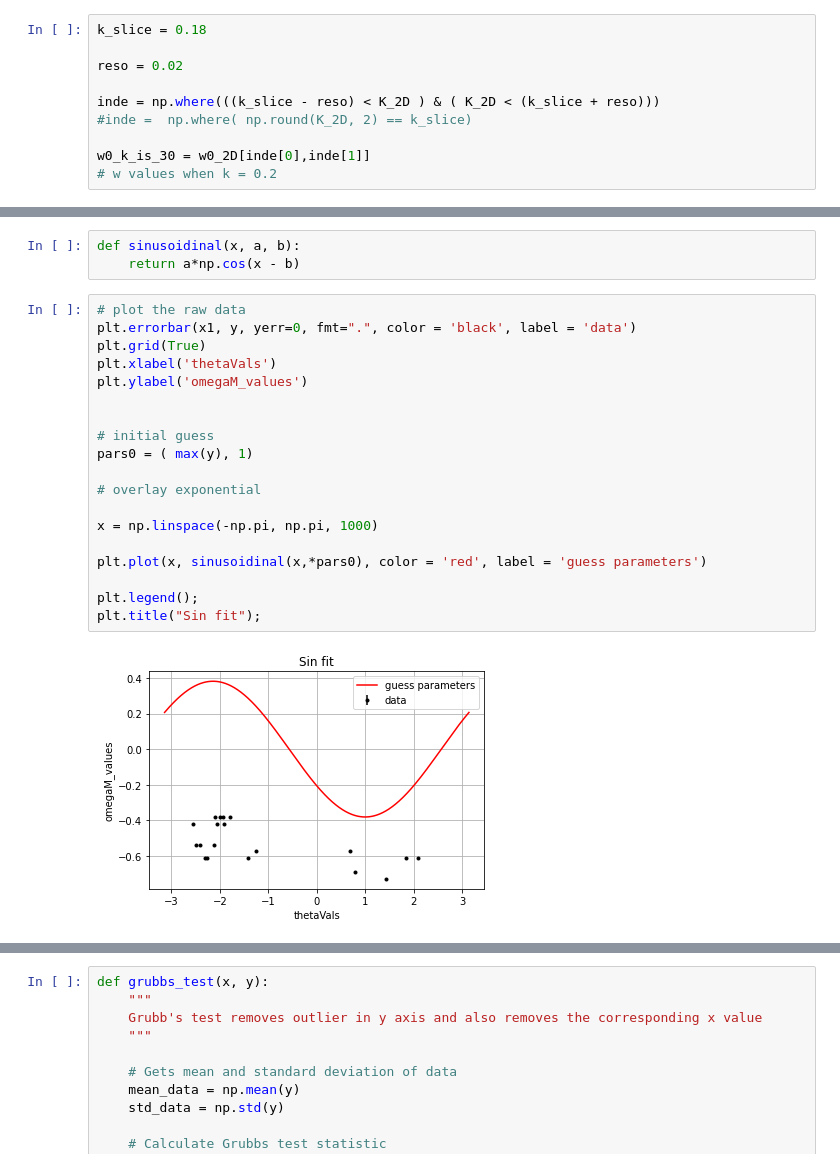
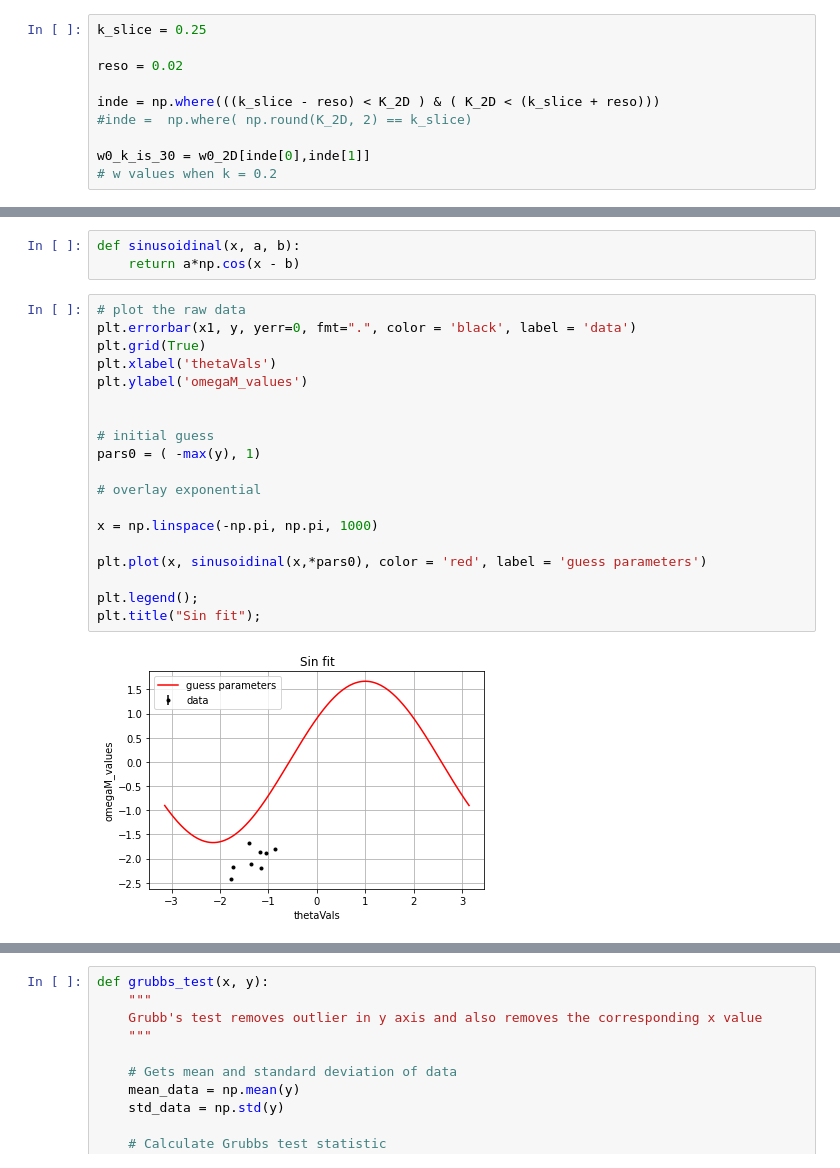
Before and after one commit to joeyanderson1/4th-Year-Thesis, a Jupyter notebook: Filtering Tel-Aviv Triplets.ipynb, the cells around one changed output, grey strips where cells are left out. Saved outputs shown, nothing was run; the diff lists cells and outputs as text.

```diff
--- a/Filtering Tel-Aviv Triplets.ipynb
+++ b/Filtering Tel-Aviv Triplets.ipynb
@@ -531,7 +572,7 @@ plt.legend()
 # %%
 %matplotlib inline
 # %%
-k_slice = 0.18
+k_slice = 0.25
 
 reso = 0.02
 
@@ -568,24 +621,24 @@ def sinusoidinal(x, a, b):
 # %%
 # plot the raw data
 plt.errorbar(x1, y, yerr=0, fmt=".", color = 'black', label = 'data')
 plt.grid(True)
 plt.xlabel('thetaVals')
 plt.ylabel('omegaM_values')
 
 
 # initial guess
-pars0 = ( max(y), 1)
+pars0 = ( -max(y), 1)
 
 # overlay exponential
 
 x = np.linspace(-np.pi, np.pi, 1000)
 
 plt.plot(x, sinusoidinal(x,*pars0), color = 'red', label = 'guess parameters')
 
 plt.legend();
 plt.title("Sin fit");
 # %% [output]
-[figure, old version]
+[figure, new version]
 # %%
 popt, pcov = curve_fit(sinusoidinal, x1, y, absolute_sigma=True, p0=pars0)
 
```
Also changed, not shown: parts of 49 cells of this notebook.
